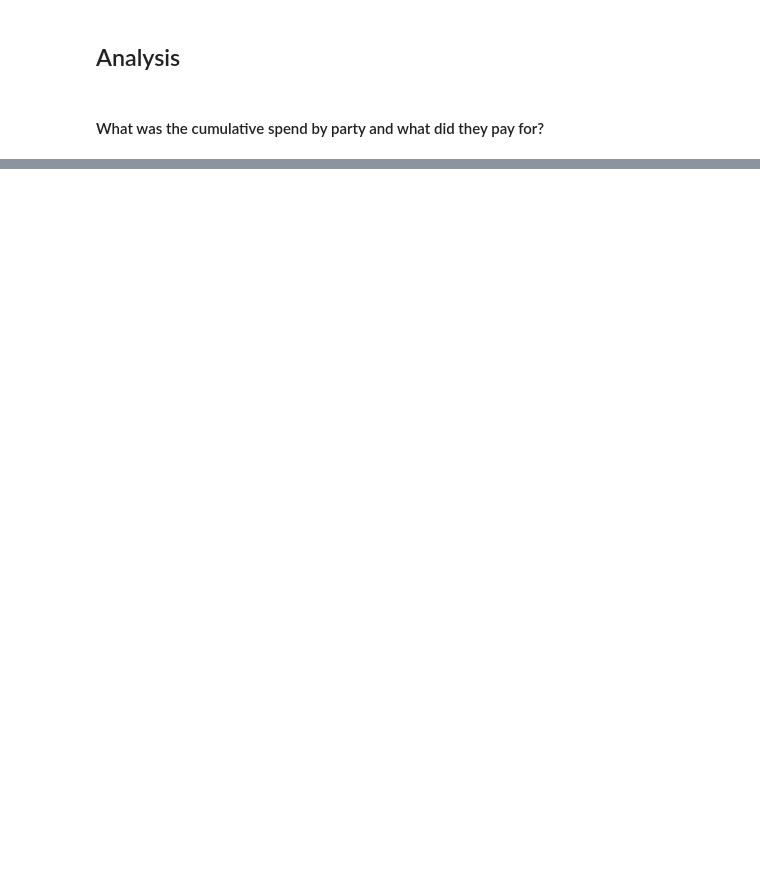
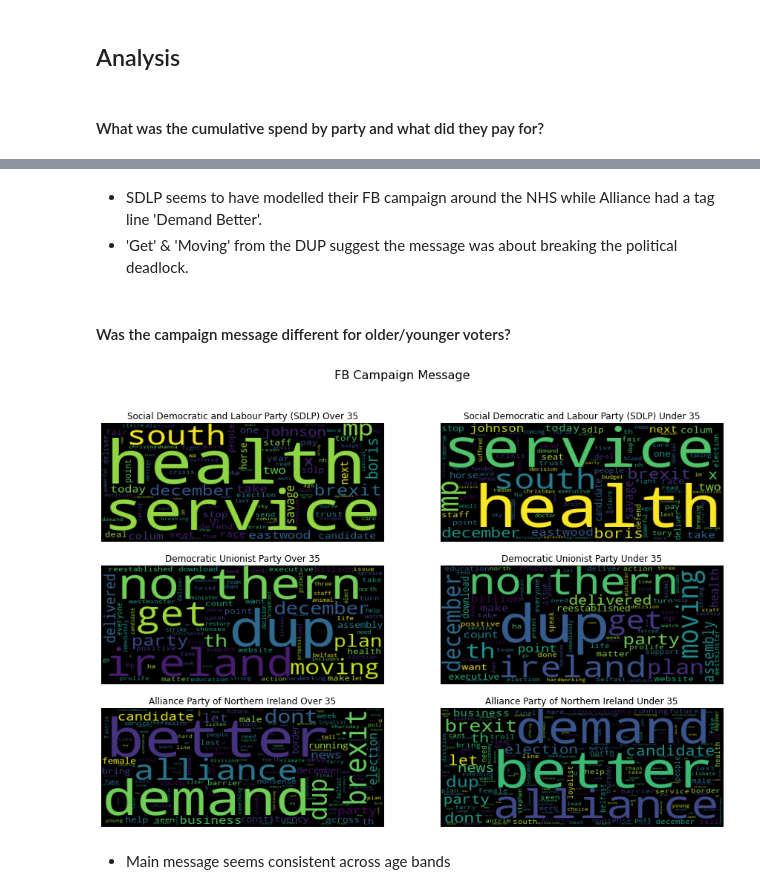
Before and after one commit to jkennedy559/election_2019_ni_fb, a Jupyter notebook: analysis.ipynb, the cells around one changed output, grey strips where cells are left out. Cells and saved outputs as stored; diff of their text form; code cells hidden in the pictures; blank space fills up the shorter version.

```diff
--- a/analysis.ipynb
+++ b/analysis.ipynb
@@ -132,0 +150,36 @@ plt.show()
+# %% [markdown]
+* SDLP seems to have modelled their FB campaign around the NHS while Alliance had a tag line 'Demand Better'.
+* 'Get' & 'Moving' from the DUP suggest the message was about breaking the political deadlock.
+# %% [markdown]
+#### Was the campaign message different for older/younger voters?
+# %%
+plot4_data = demos.copy()
+plot4_data['over_35'] = plot4_data.age.apply(lambda x: ' Under 35' if x in ['18-24', '25-34'] else ' Over 35')
+plot4_data = plot4_data.groupby(['id', 'over_35'], as_index=False)['percentage'].sum().\
+merge(data[['id', 'page_name', 'body', 'impressions']])
+plot4_data['party_demos'] = plot4_data.page_name + plot4_data.over_35.astype('str')
+# %%
+results = []
+parties = plot4_data.party_demos.unique()
+for party in parties:
+    party_data = plot4_data[plot4_data['party_demos'] == party]
+    word_count_container = defaultdict(int)
+    for index, ad_body in party_data.body.iteritems():
+        for word in ad_body.split():
+            word_count_container[word] += 1 * party_data.impressions[index]
+    results.append([word_count_container, party])
+# %%
+fig, ax = plt.subplots(3, 2, sharey=True, figsize=(15, 10))
+fig.suptitle('FB Campaign Message', fontsize=16)
+i = 0
+for row_axis in ax:
+    for individual_axis in row_axis:
+        individual_axis.imshow(WordCloud().generate_from_frequencies(results[i][0]), aspect='auto')
+        individual_axis.set_title(results[i][1])
+        individual_axis.axis('off')
+        i += 1
+plt.show()
+# %% [output]
+[figure, added]
+# %% [markdown]
+* Main message seems consistent across age bands
```
Also changed, not shown: parts of 19 cells of this notebook.
